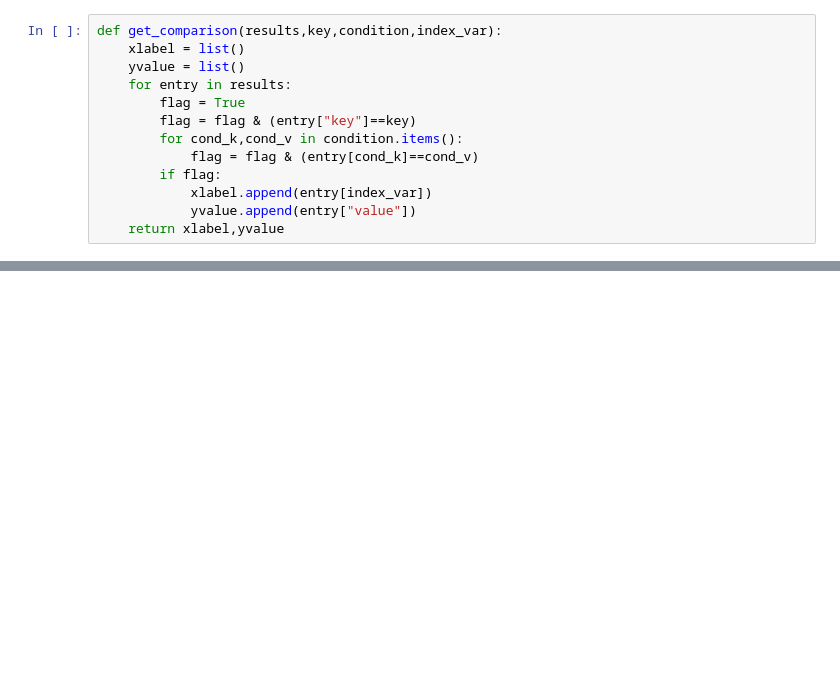
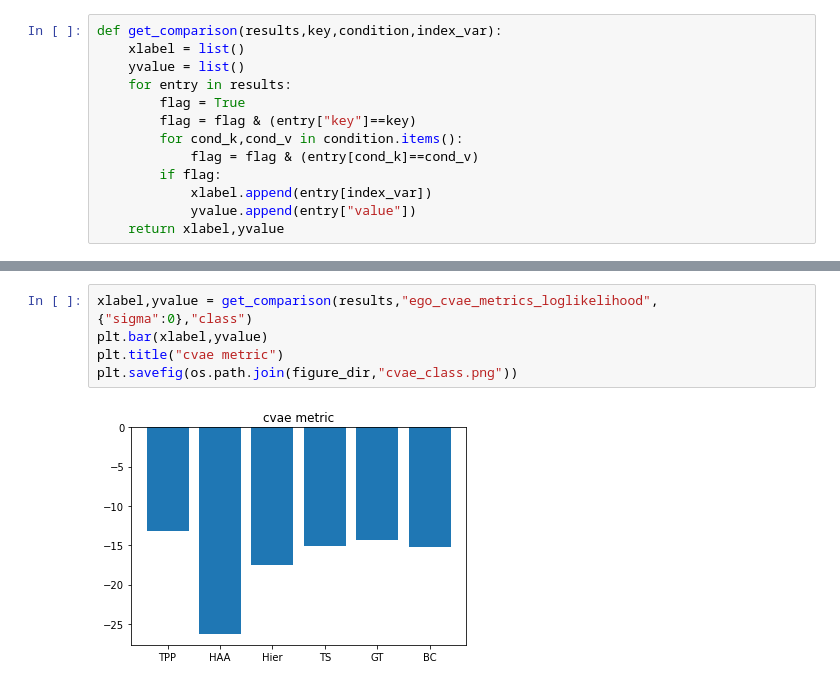
Before and after one commit to rkcosner/learning_responsibility_allocation, a Jupyter notebook: plot_result.ipynb, the cells around one changed output, grey strips where cells are left out. Saved outputs shown, nothing was run; the diff lists cells and outputs as text; blank space fills up the shorter version.

```diff
--- a/plot_result.ipynb
+++ b/plot_result.ipynb
@@ -56,0 +96,7 @@ plt.bar(xlabel_str,yvalue)
+# %%
+xlabel,yvalue = get_comparison(results,"ego_cvae_metrics_loglikelihood",{"sigma":0},"class")
+plt.bar(xlabel,yvalue)
+plt.title("cvae metric")
+plt.savefig(os.path.join(figure_dir,"cvae_class.png"))
+# %% [output]
+[figure, added]
```
Also changed, not shown: parts of 9 cells of this notebook, 10 other files.
